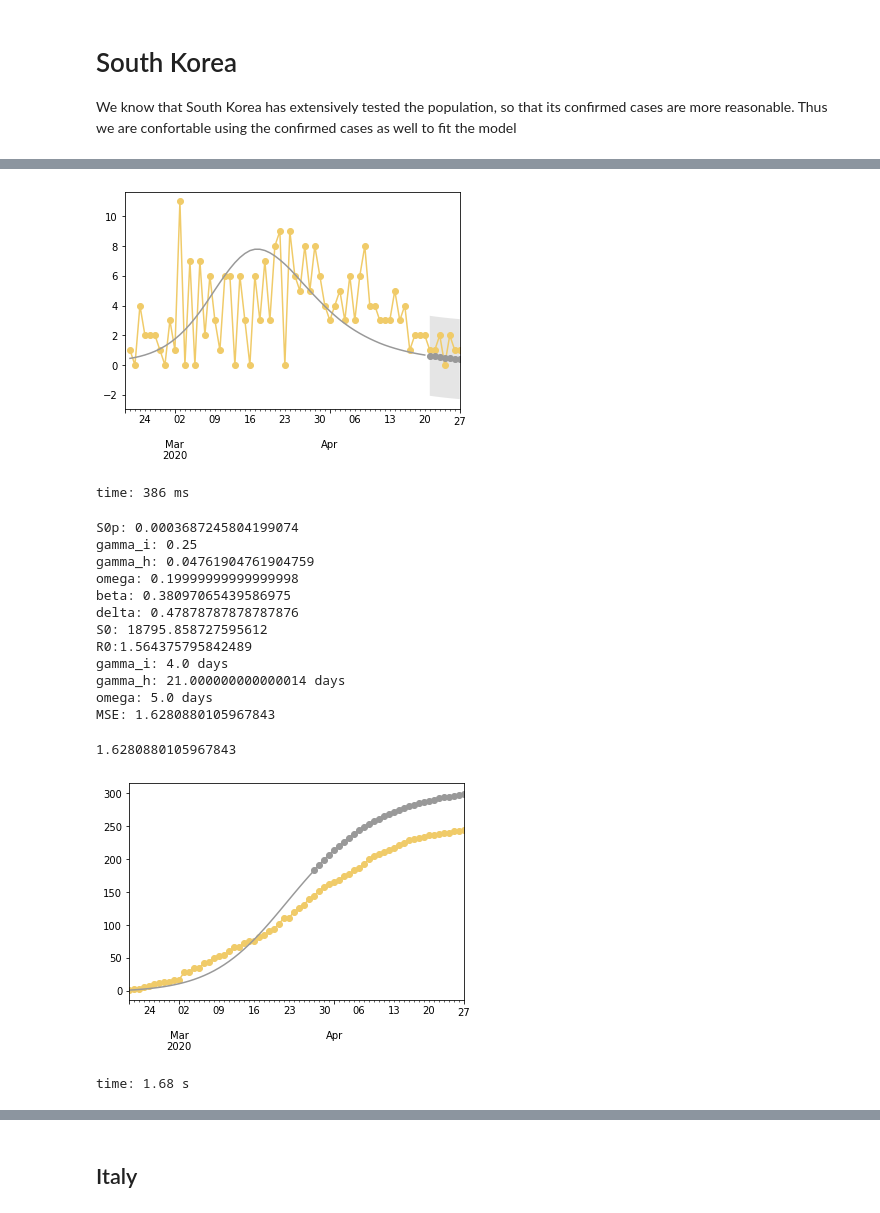
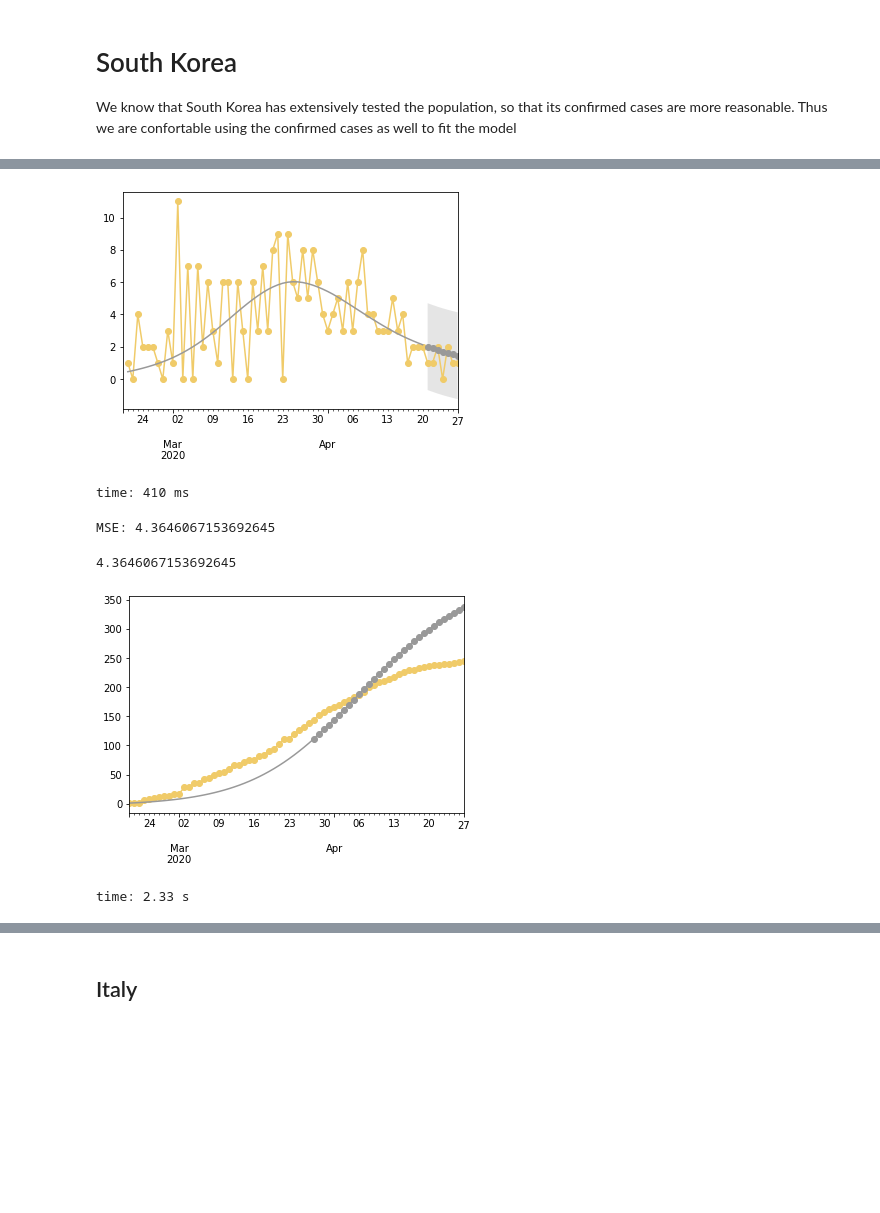
Before and after one commit to comunidadexp/sirfh-covid, a Jupyter notebook: Case Study - Sigmoid SIRFH.ipynb, the cells around one changed output, grey strips where cells are left out. Cells and saved outputs as stored; diff of their text form; code cells hidden in the pictures; blank space fills up the shorter version.

Commit message:
Implemented out of sample plot using differen S0p's as parameters

```diff
--- a/Case Study - Sigmoid SIRFH.ipynb
+++ b/Case Study - Sigmoid SIRFH.ipynb
@@ -97,9 +97,9 @@ hospRate = 0.05
 deltaUpperBound = 79/165
 
 t1 = SIRFH(country = 'Korea, South',
-         #quarantineDate = dt.datetime(2020,3,24), #italy lockdown was on the 9th
+        #quarantineDate = dt.datetime(2020,3,24), #italy lockdown was on the 9th
          hospitalization_rate = hospRate,
-         alpha = [.0,0.00,1],
+         alpha = [.00,0.00,.998],
 
          # Loose restrictions
          #S0pbounds=(10e6 / 200e6, 10e6 / 200e6),
@@ -126,19 +126,19 @@ t1 = SIRFH(country = 'Korea, South',
          },
 
          parameter_bounds = {
-             'S0p': (.0002, .2),
+             'S0p': (.0001, .02),
          #    'delta': (0, deltaUpperBound),
          #    'beta1': (0.20, 1.5),
          #    'beta2': (0.20, 1.5),
              'gamma_i': (1/(14), 1/(4)),
-             'gamma_h': (1/(6*7), 1/(3*7)),
-             'omega': (1/(10), 1/(5)),
+             'gamma_h': (1/(6.5*7), 1/(2.5*7)),
+             'omega': (1/(21), 1/(5)),
          #    'lambda': (.5,2)
 
          },
 
          constraints_bounds = {
-             'R0': (1,4),
+             'R0': (1,6),
          },
 
          )
@@ -228,28 +217,17 @@ time: 1.7 s
 # %%
 t1.outOfSample_plot(days=days, diff=True)
 # %% [output]
-[figure, old version]
+[figure, new version]
-time: 386 ms
+time: 410 ms
 # %%
 days = 30
-t1.outOfSample_forecast_S0(days=days)
+t1.outOfSample_forecast(days=days)
 #t1.params
 # %% [output]
-S0p: 0.0003687245804199074
-gamma_i: 0.25
-gamma_h: 0.04761904761904759
-omega: 0.19999999999999998
-beta: 0.38097065439586975
-delta: 0.47878787878787876
-S0: 18795.858727595612
-R0:1.564375795842489
-gamma_i: 4.0 days
-gamma_h: 21.000000000000014 days
-omega: 5.0 days
-MSE: 1.6280880105967843
+MSE: 4.3646067153692645
-1.6280880105967843
+4.3646067153692645
-[figure, old version]
+[figure, new version]
-time: 1.68 s
+time: 2.33 s
 # %%
 t1.outOfSample_plot(days=days, diff=True)
 # %% [output]
```
Also changed, not shown: parts of 55 cells of this notebook, 1 other file.
